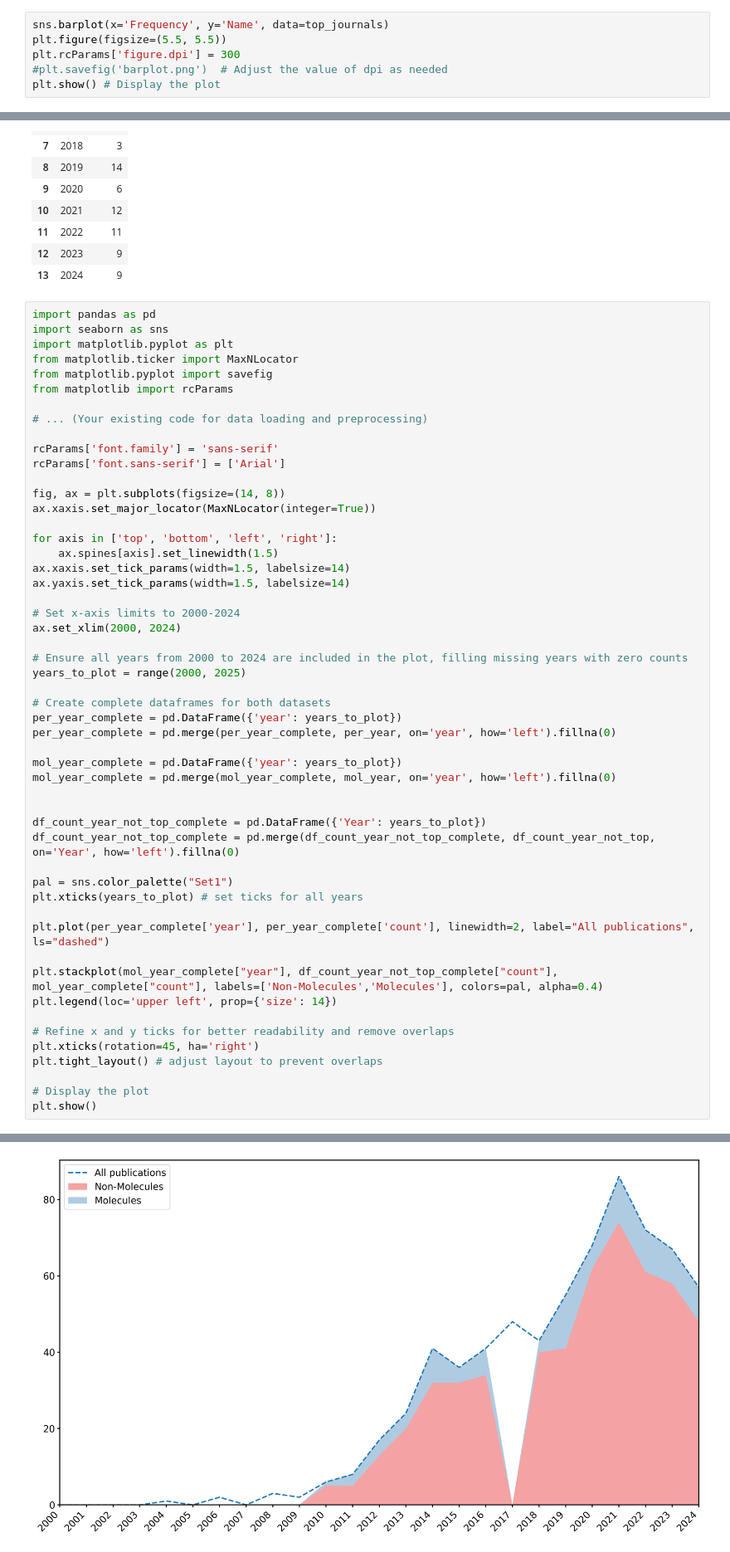
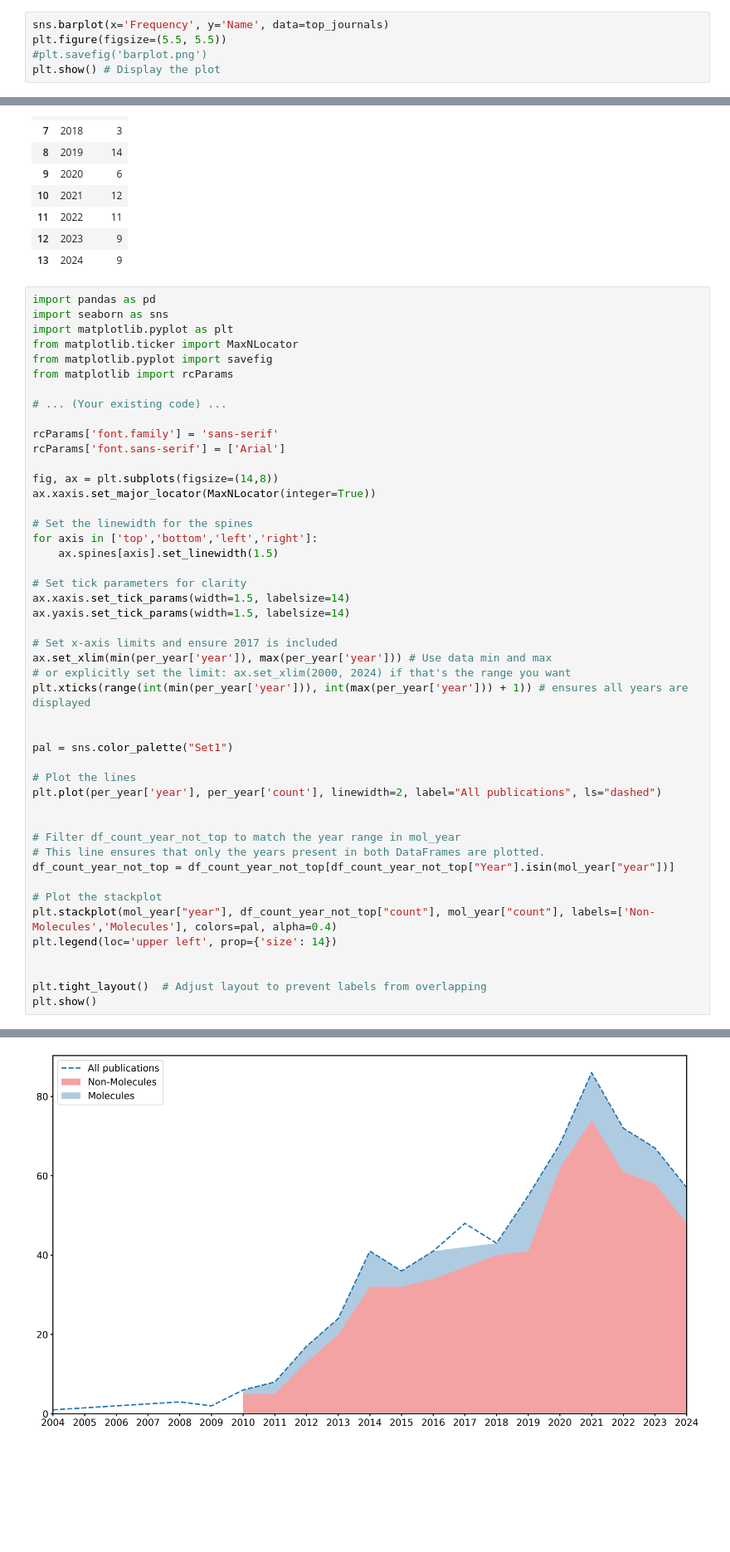
Before and after one commit to karama01/SYSTEMATIC-REVIEW-REPOSITORY_2000-2024, a Jupyter notebook: Bibliometrics_analysis Notebook 2.ipynb, the cells around one changed output, grey strips where cells are left out. Shown at 83% size. Cells and saved outputs as stored; diff of their text form; blank space fills up the shorter version.

```diff
--- a/Bibliometrics_analysis Notebook 2.ipynb
+++ b/Bibliometrics_analysis Notebook 2.ipynb
@@ -72,8 +72,7 @@ import matplotlib.pyplot as plt
 # %%
 sns.barplot(x='Frequency', y='Name', data=top_journals)
 plt.figure(figsize=(5.5, 5.5))
-plt.rcParams['figure.dpi'] = 300
-#plt.savefig('barplot.png')  # Adjust the value of dpi as needed
+#plt.savefig('barplot.png')
 plt.show() # Display the plot
 # %% [output]
 [figure]
@@ -239,49 +238,44 @@ from matplotlib.ticker import MaxNLocator
 from matplotlib.pyplot import savefig
 from matplotlib import rcParams
 
-# ... (Your existing code for data loading and preprocessing)
+# ... (Your existing code) ...
 
 rcParams['font.family'] = 'sans-serif'
 rcParams['font.sans-serif'] = ['Arial']
 
-fig, ax = plt.subplots(figsize=(14, 8))
+fig, ax = plt.subplots(figsize=(14,8))
 ax.xaxis.set_major_locator(MaxNLocator(integer=True))
 
-for axis in ['top', 'bottom', 'left', 'right']:
+# Set the linewidth for the spines
+for axis in ['top','bottom','left','right']:
     ax.spines[axis].set_linewidth(1.5)
+
+# Set tick parameters for clarity
 ax.xaxis.set_tick_params(width=1.5, labelsize=14)
 ax.yaxis.set_tick_params(width=1.5, labelsize=14)
 
-# Set x-axis limits to 2000-2024
-ax.set_xlim(2000, 2024)
-
-# Ensure all years from 2000 to 2024 are included in the plot, filling missing years with zero counts
-years_to_plot = range(2000, 2025)
-
-# Create complete dataframes for both datasets
-per_year_complete = pd.DataFrame({'year': years_to_plot})
-per_year_complete = pd.merge(per_year_complete, per_year, on='year', how='left').fillna(0)
-
-mol_year_complete = pd.DataFrame({'year': years_to_plot})
-mol_year_complete = pd.merge(mol_year_complete, mol_year, on='year', how='left').fillna(0)
+# Set x-axis limits and ensure 2017 is included
+ax.set_xlim(min(per_year['year']), max(per_year['year'])) # Use data min and max
+# or explicitly set the limit: ax.set_xlim(2000, 2024) if that's the range you want
+plt.xticks(range(int(min(per_year['year'])), int(max(per_year['year'])) + 1)) # ensures all years are displayed
 
 
-df_count_year_not_top_complete = pd.DataFrame({'Year': years_to_plot})
-df_count_year_not_top_complete = pd.merge(df_count_year_not_top_complete, df_count_year_not_top, on='Year', how='left').fillna(0)
+pal = sns.color_palette("Set1")
 
-pal = sns.color_palette("Set1")
-plt.xticks(years_to_plot) # set ticks for all years
+# Plot the lines
+plt.plot(per_year['year'], per_year['count'], linewidth=2, label="All publications", ls="dashed")
 
-plt.plot(per_year_complete['year'], per_year_complete['count'], linewidth=2, label="All publications", ls="dashed")
 
-plt.stackplot(mol_year_complete["year"], df_count_year_not_top_complete["count"], mol_year_complete["count"], labels=['Non-Molecules','Molecules'], colors=pal, alpha=0.4)
+# Filter df_count_year_not_top to match the year range in mol_year
+# This line ensures that only the years present in both DataFrames are plotted.
+df_count_year_not_top = df_count_year_not_top[df_count_year_not_top["Year"].isin(mol_year["year"])]
+
+# Plot the stackplot
+plt.stackplot(mol_year["year"], df_count_year_not_top["count"], mol_year["count"], labels=['Non-Molecules','Molecules'], colors=pal, alpha=0.4)
 plt.legend(loc='upper left', prop={'size': 14})
 
-# Refine x and y ticks for better readability and remove overlaps
-plt.xticks(rotation=45, ha='right')
-plt.tight_layout() # adjust layout to prevent overlaps
 
-# Display the plot
+plt.tight_layout()  # Adjust layout to prevent labels from overlapping
 plt.show()
 # %% [output]
 WARNING:matplotlib.font_manager:findfont: Generic family 'sans-serif' not found because none of the following families were found: Arial
@@ -300,5 +294,5 @@ WARNING:matplotlib.font_manager:findfont: Generic family 'sans-serif' not found
 WARNING:matplotlib.font_manager:findfont: Generic family 'sans-serif' not found because none of the following families were found: Arial
 WARNING:matplotlib.font_manager:findfont: Generic family 'sans-serif' not found because none of the following families were found: Arial
 WARNING:matplotlib.font_manager:findfont: Generic family 'sans-serif' not found because none of the following families were found: Arial
 WARNING:matplotlib.font_manager:findfont: Generic family 'sans-serif' not found because none of the following families were found: Arial
-[figure, old version]
+[figure, new version]
```
Also changed, not shown: parts of 5 cells of this notebook.
